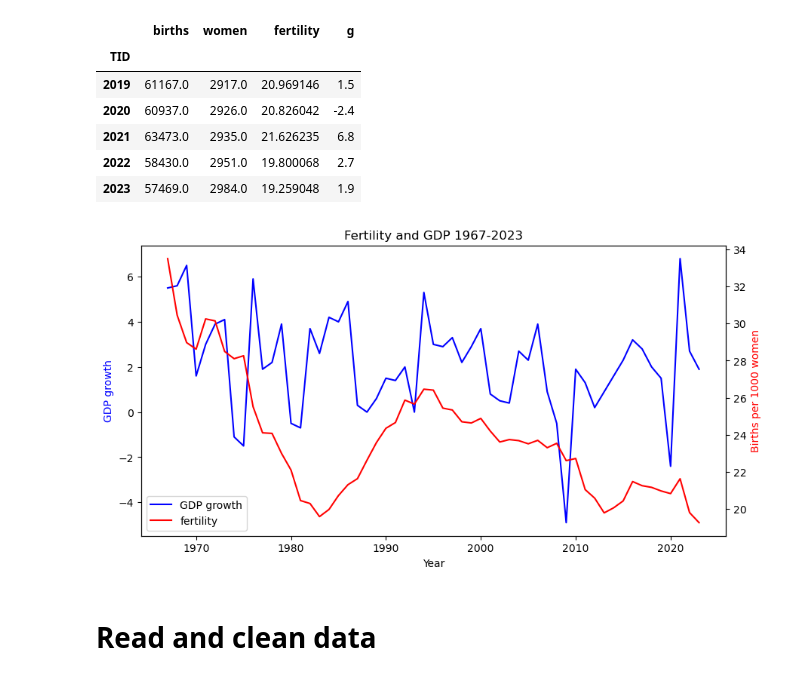
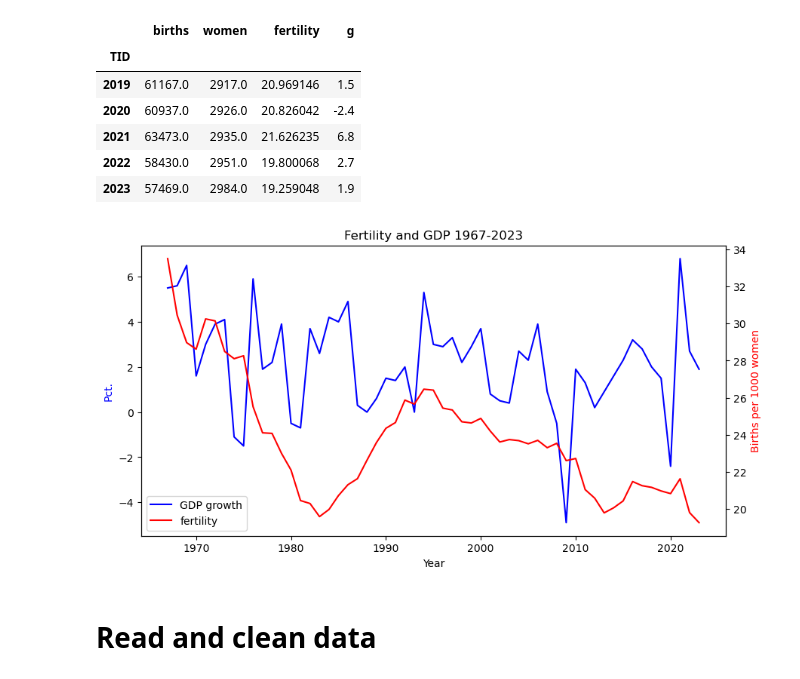
Before and after one commit to NumEconCopenhagen/projects-2024-anne-sofie-ida-anna-livia, a Jupyter notebook: dataproject/dataproject.ipynb, the cells around one changed output. Cells and saved outputs as stored; diff of their text form; code cells hidden in the pictures.

```diff
--- a/dataproject/dataproject.ipynb
+++ b/dataproject/dataproject.ipynb
@@ -174,28 +177,28 @@ inner.tail()
 # %%
 # Plot the data
 fig, ax1 = plt.subplots(figsize=(10, 5))
 
 # Plot the first column on the primary y-axis
 ax1.plot(inner.index, inner['g'], color='b', label='GDP growth')
 ax1.set_xlabel('Year')
-ax1.set_ylabel('GDP growth', color='b')
+ax1.set_ylabel('Pct.', color='b')
 
 # Create a secondary y-axis
 ax2 = ax1.twinx()  # Use twinx() instead of twiny()
 ax2.plot(inner.index, inner['fertility'], color='r', label='fertility')
 ax2.set_ylabel('Births per 1000 women', color='r')
 
 # Add legend
 lines, labels = ax1.get_legend_handles_labels()
 lines2, labels2 = ax2.get_legend_handles_labels()
 ax1.legend(lines + lines2, labels + labels2, loc='lower left')
 
 plt.title('Fertility and GDP 1967-2023')
 
 # Show plot
 plt.show()
 # %% [output]
-[figure, old version]
+[figure, new version]
 # %% [markdown]
 # Read and clean data
 # %% [markdown]
```
Also changed, not shown: parts of 1 cell of this notebook.
